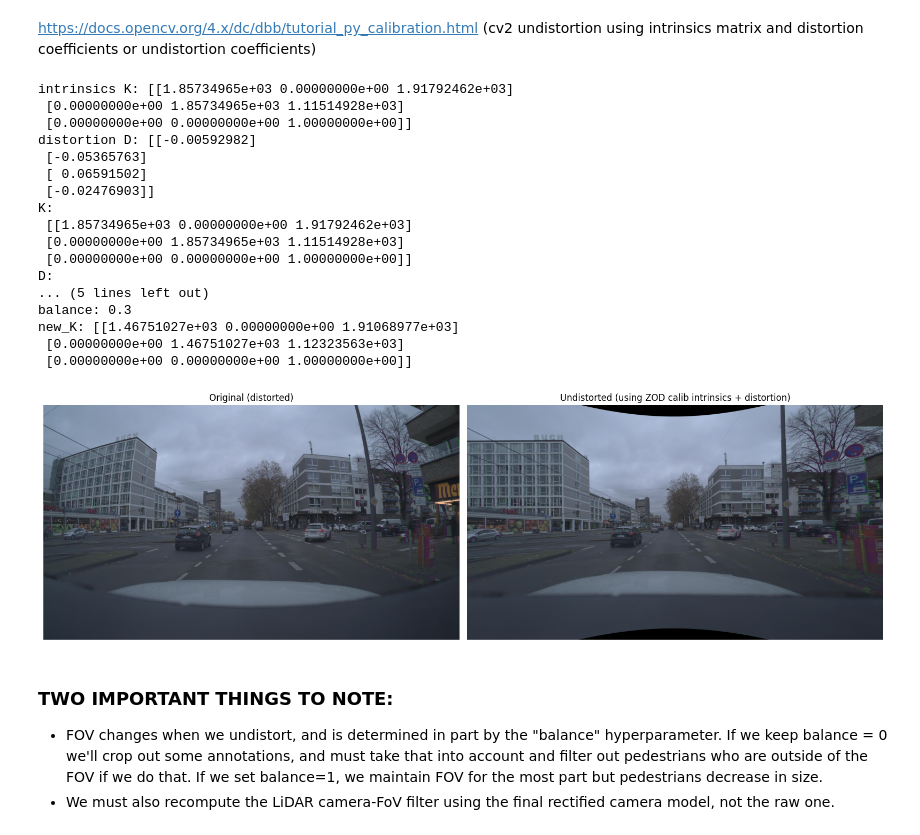
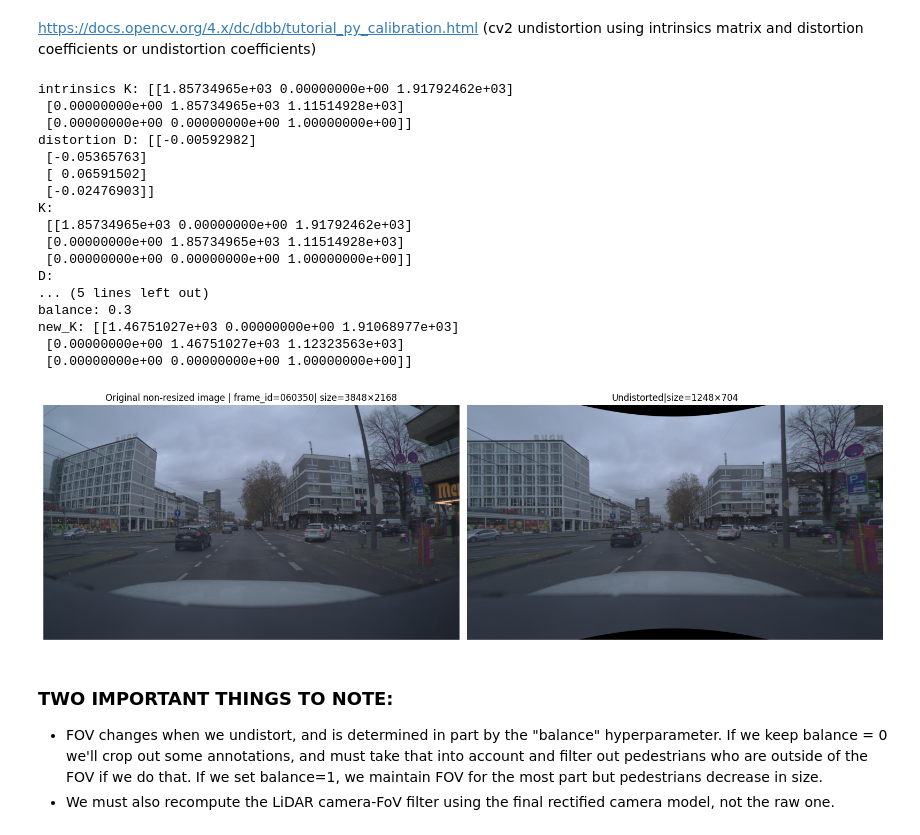
Before and after one commit to scaleoutsystems/multimodal-MoE, a Jupyter notebook: notebooks/camera_undistortion.ipynb, the cells around one changed output. Saved outputs shown, nothing was run; the diff lists cells and outputs as text; code cells hidden in the pictures.

```diff
--- a/notebooks/camera_undistortion.ipynb
+++ b/notebooks/camera_undistortion.ipynb
@@ -182,36 +182,36 @@ undistorted_rgb = cv2.remap(
 )
 
 # Side-by-side visualization
 fig, axes = plt.subplots(1, 2, figsize=(16, 6))
 axes[0].imshow(img_rgb)
-axes[0].set_title("Original (distorted)")
+axes[0].set_title("Original non-resized image | frame_id=060350| size=3848×2168")
 axes[0].axis("off")
 
 axes[1].imshow(undistorted_rgb)
-axes[1].set_title("Undistorted (using ZOD calib intrinsics + distortion)")
+axes[1].set_title("Undistorted|size=1248×704")
 axes[1].axis("off")
 
 plt.tight_layout()
 plt.show()
 # %% [output]
 intrinsics K: [[1.85734965e+03 0.00000000e+00 1.91792462e+03]
  [0.00000000e+00 1.85734965e+03 1.11514928e+03]
  [0.00000000e+00 0.00000000e+00 1.00000000e+00]]
 distortion D: [[-0.00592982]
  [-0.05365763]
  [ 0.06591502]
  [-0.02476903]]
 K:
  [[1.85734965e+03 0.00000000e+00 1.91792462e+03]
  [0.00000000e+00 1.85734965e+03 1.11514928e+03]
  [0.00000000e+00 0.00000000e+00 1.00000000e+00]]
 D:
 ... (5 lines left out)
 balance: 0.3
 new_K: [[1.46751027e+03 0.00000000e+00 1.91068977e+03]
  [0.00000000e+00 1.46751027e+03 1.12323563e+03]
  [0.00000000e+00 0.00000000e+00 1.00000000e+00]]
-[figure, old version]
+[figure, new version]
 # %% [markdown]
 ### TWO IMPORTANT THINGS TO NOTE:
 - FOV changes when we undistort, and is determined in part by the "balance" hyperparameter. If we keep balance = 0 we'll crop out some annotations, and must take that into account and filter out pedestrians who are outside of the FOV if we do that. If we set balance=1, we maintain FOV for the most part but pedestrians decrease in size.
```
Also changed, not shown: 1 other file.
